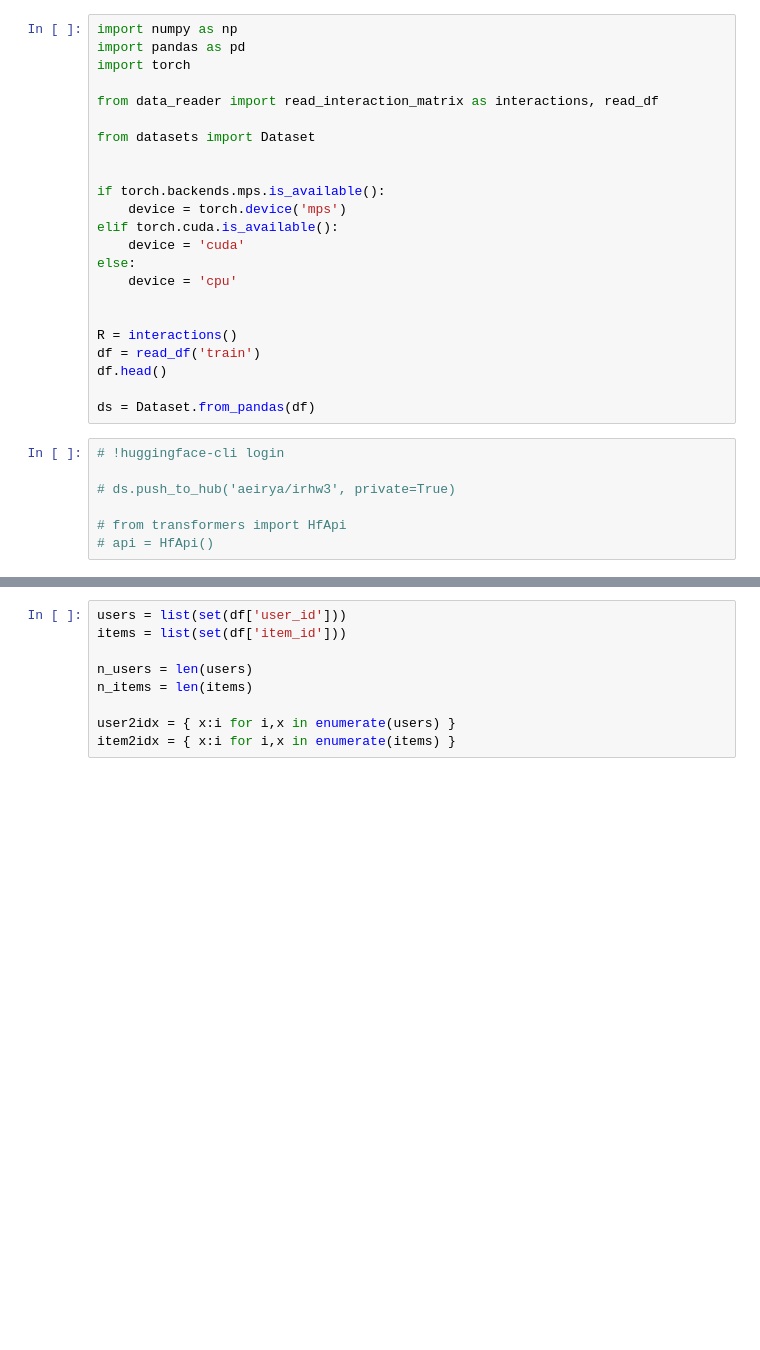
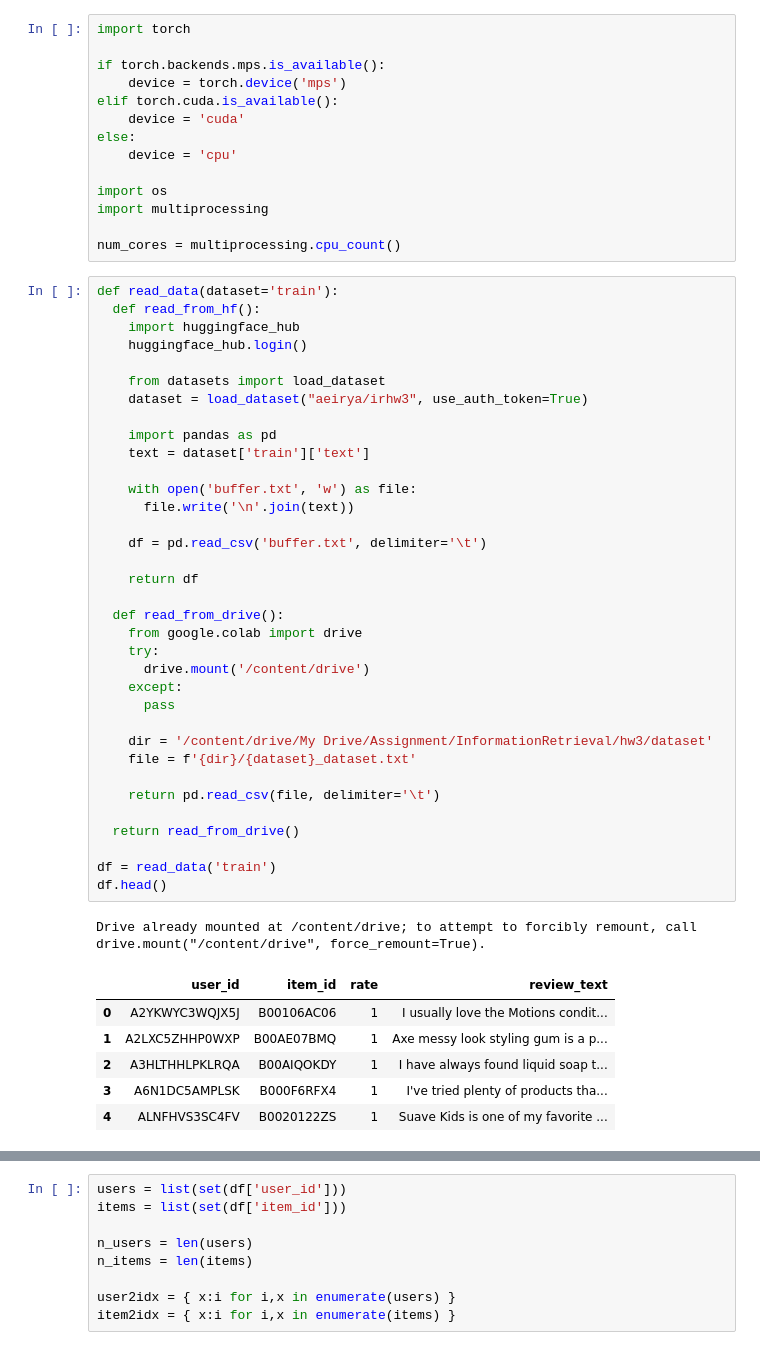
Before and after one commit to aeirya/information-retrieval-course, a Jupyter notebook: hw3/bert_playground.ipynb, the cells around one changed output, grey strips where cells are left out. Drawn from its saved outputs; the diff is of its cells as text; blank space fills up the shorter version.

```diff
--- a/hw3/bert_playground.ipynb
+++ b/hw3/bert_playground.ipynb
@@ -1,12 +29,5 @@
 # %%
-import numpy as np
-import pandas as pd
 import torch
-
-from data_reader import read_interaction_matrix as interactions, read_df
-
-from datasets import Dataset
-
 
 if torch.backends.mps.is_available():
     device = torch.device('mps')
@@ -15,16 +36,50 @@ elif torch.cuda.is_available():
 else:
     device = 'cpu'
 
+import os
+import multiprocessing
 
-R = interactions()
-df = read_df('train')
-df.head()
-
-ds = Dataset.from_pandas(df)
+num_cores = multiprocessing.cpu_count()
-# %%
-# !huggingface-cli login
-
-# ds.push_to_hub('aeirya/irhw3', private=True)
-
-# from transformers import HfApi
-# api = HfApi()
+# %%
+def read_data(dataset='train'):
+  def read_from_hf():
+    import huggingface_hub
+    huggingface_hub.login()
+
+    from datasets import load_dataset
+    dataset = load_dataset("aeirya/irhw3", use_auth_token=True)
+
+    import pandas as pd
+    text = dataset['train']['text']
+
+    with open('buffer.txt', 'w') as file:
+      file.write('\n'.join(text))
+
+    df = pd.read_csv('buffer.txt', delimiter='\t')
+
+    return df
+
+  def read_from_drive():
+    from google.colab import drive
+    try:
+      drive.mount('/content/drive')
+    except:
+      pass
+
+    dir = '/content/drive/My Drive/Assignment/InformationRetrieval/hw3/dataset'
+    file = f'{dir}/{dataset}_dataset.txt'
+
+    return pd.read_csv(file, delimiter='\t')
+
+  return read_from_drive()
+
+df = read_data('train')
+df.head()
+# %% [output]
+Drive already mounted at /content/drive; to attempt to forcibly remount, call drive.mount("/content/drive", force_remount=True).
+|  | user_id | item_id | rate | review_text |
+| 0 | A2YKWYC3WQJX5J | B00106AC06 | 1 | I usually love the Motions condit... |
+| 1 | A2LXC5ZHHP0WXP | B00AE07BMQ | 1 | Axe messy look styling gum is a p... |
+| 2 | A3HLTHHLPKLRQA | B00AIQOKDY | 1 | I have always found liquid soap t... |
+| 3 | A6N1DC5AMPLSK | B000F6RFX4 | 1 | I've tried plenty of products tha... |
+| 4 | ALNFHVS3SC4FV | B0020122ZS | 1 | Suave Kids is one of my favorite ... |
```
Also changed, not shown: parts of 22 cells of this notebook.
